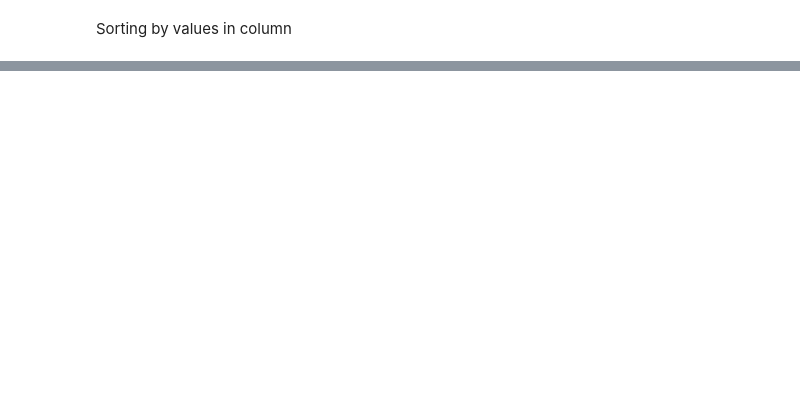
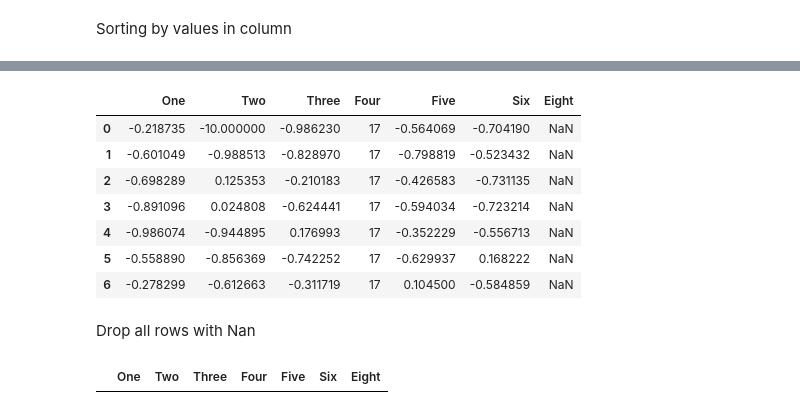
Before and after one commit to mprzybylak/minefields-pandas, a Jupyter notebook: HelloWorld.ipynb, the cells around one changed output, grey strips where cells are left out. Cells and saved outputs as stored; diff of their text form; code cells hidden in the pictures; blank space fills up the shorter version.

```diff
--- a/HelloWorld.ipynb
+++ b/HelloWorld.ipynb
@@ -222,0 +370,18 @@ TBD
+# %%
+df_setting2 = df_setting.reindex(columns=list(df.columns) + ['Eight'])
+df_setting2
+# %% [output]
+|  | One | Two | Three | Four | Five | Six | Eight |
+| 0 | -0.218735 | -10.000000 | -0.986230 | 17 | -0.564069 | -0.704190 | NaN |
+| 1 | -0.601049 | -0.988513 | -0.828970 | 17 | -0.798819 | -0.523432 | NaN |
+| 2 | -0.698289 | 0.125353 | -0.210183 | 17 | -0.426583 | -0.731135 | NaN |
+| 3 | -0.891096 | 0.024808 | -0.624441 | 17 | -0.594034 | -0.723214 | NaN |
+| 4 | -0.986074 | -0.944895 | 0.176993 | 17 | -0.352229 | -0.556713 | NaN |
+| 5 | -0.558890 | -0.856369 | -0.742252 | 17 | -0.629937 | 0.168222 | NaN |
+| 6 | -0.278299 | -0.612663 | -0.311719 | 17 | 0.104500 | -0.584859 | NaN |
+# %% [markdown]
+Drop all rows with Nan
+# %%
+df_setting2.dropna(how='any')
+# %% [output]
+|  | One | Two | Three | Four | Five | Six | Eight |
```
Also changed, not shown: parts of 44 cells of this notebook.
